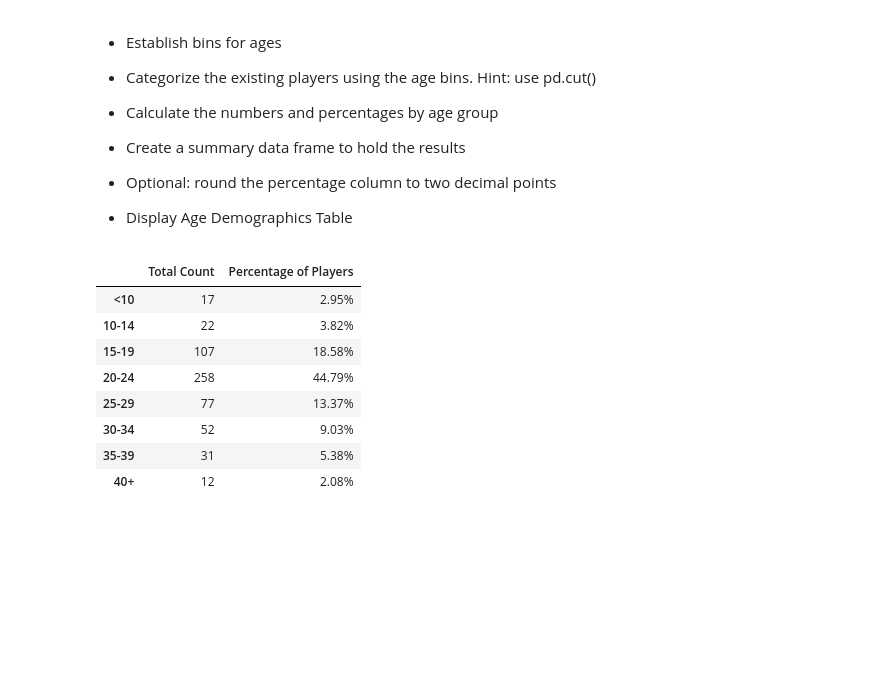
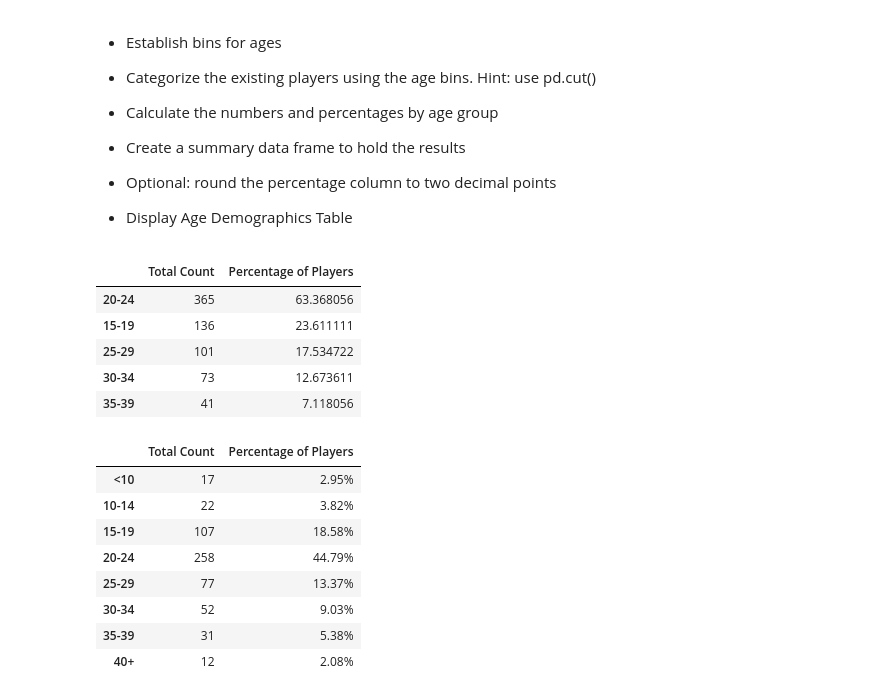
Before and after one commit to azapuchlak/Pandas-Challenge, a Jupyter notebook: HeroesOfPymoli/HeroesOfPymoli.ipynb, the cells around one changed output. Saved outputs shown, nothing was run; the diff lists cells and outputs as text; code cells hidden in the pictures; blank space fills up the shorter version.

Commit message:
Working through Age Demographics

```diff
--- a/HeroesOfPymoli/HeroesOfPymoli.ipynb
+++ b/HeroesOfPymoli/HeroesOfPymoli.ipynb
@@ -170,3 +168,27 @@ gender_purchase_analysis_df.head()
+# %%
+#Create bins to seperate different ages
+age_bins = [0, 9.90, 14.90, 19.90, 24.90, 29.90, 34.90, 39.90, 99999]
+age_labels = ["<10", "10-14", "15-19", "20-24", "25-29", "30-34", "35-39", "40+"]
+
+# Categorize existing players
+purchase_data_df["Age Demographics"] = pd.cut(purchase_data_df["Age"], age_bins, labels = age_labels)
+demographic_group = purchase_data_df.groupby("Age Demographics")
+
+#Calculate Numbers and Percentages
+age_total = purchase_data_df["Age Ranges"].value_counts()
+age_percentage = (age_total / player_count)*100
+
+#Create a new DF for this data to exist in
+age_demographic_df = pd.DataFrame({"Total Count": age_total,
+                                   "Percentage of Players": age_percentage})
+age_demographic_df.head()
+# %% [output]
+|  | Total Count | Percentage of Players |
+| 20-24 | 365 | 63.368056 |
+| 15-19 | 136 | 23.611111 |
+| 25-29 | 101 | 17.534722 |
+| 30-34 | 73 | 12.673611 |
+| 35-39 | 41 | 7.118056 |
 # %%
 # %% [output]
 |  | Total Count | Percentage of Players |
```
Also changed, not shown: parts of 1 cell of this notebook.
